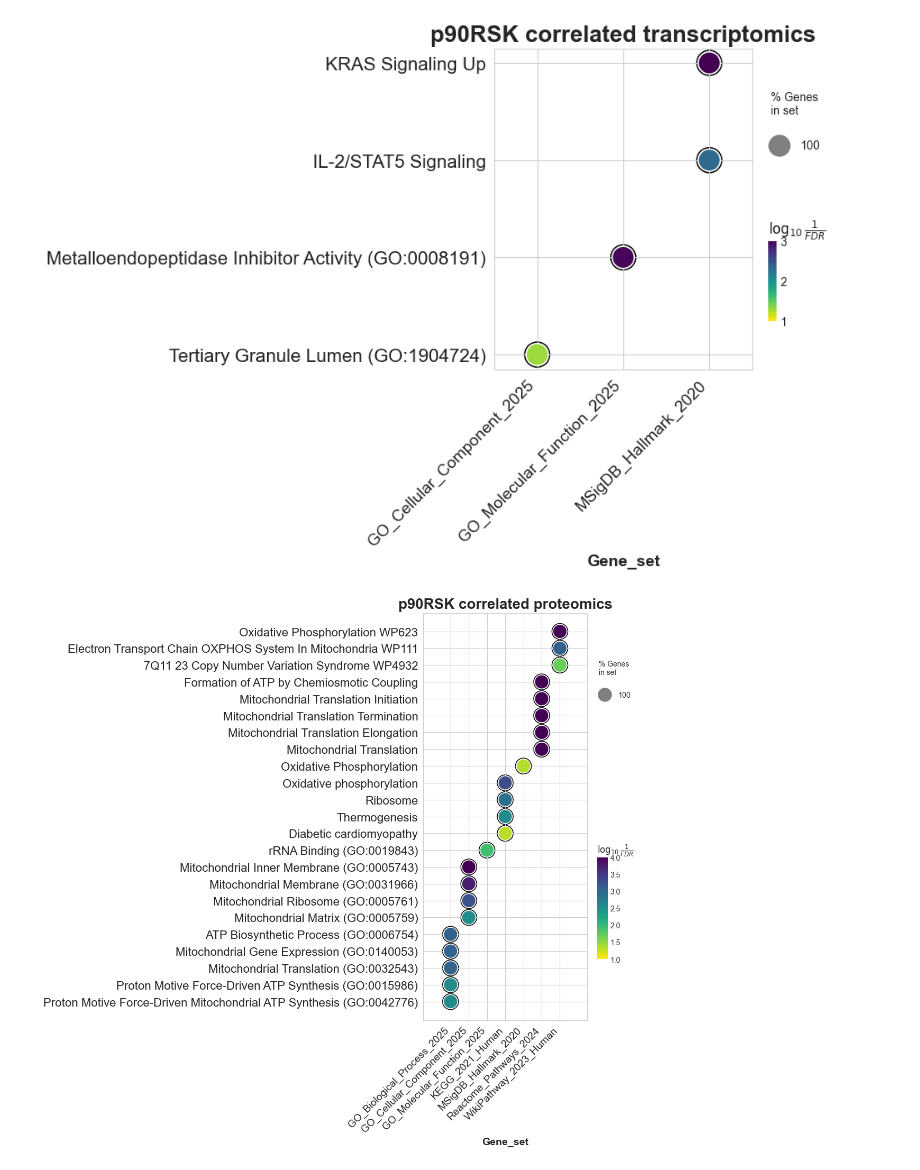
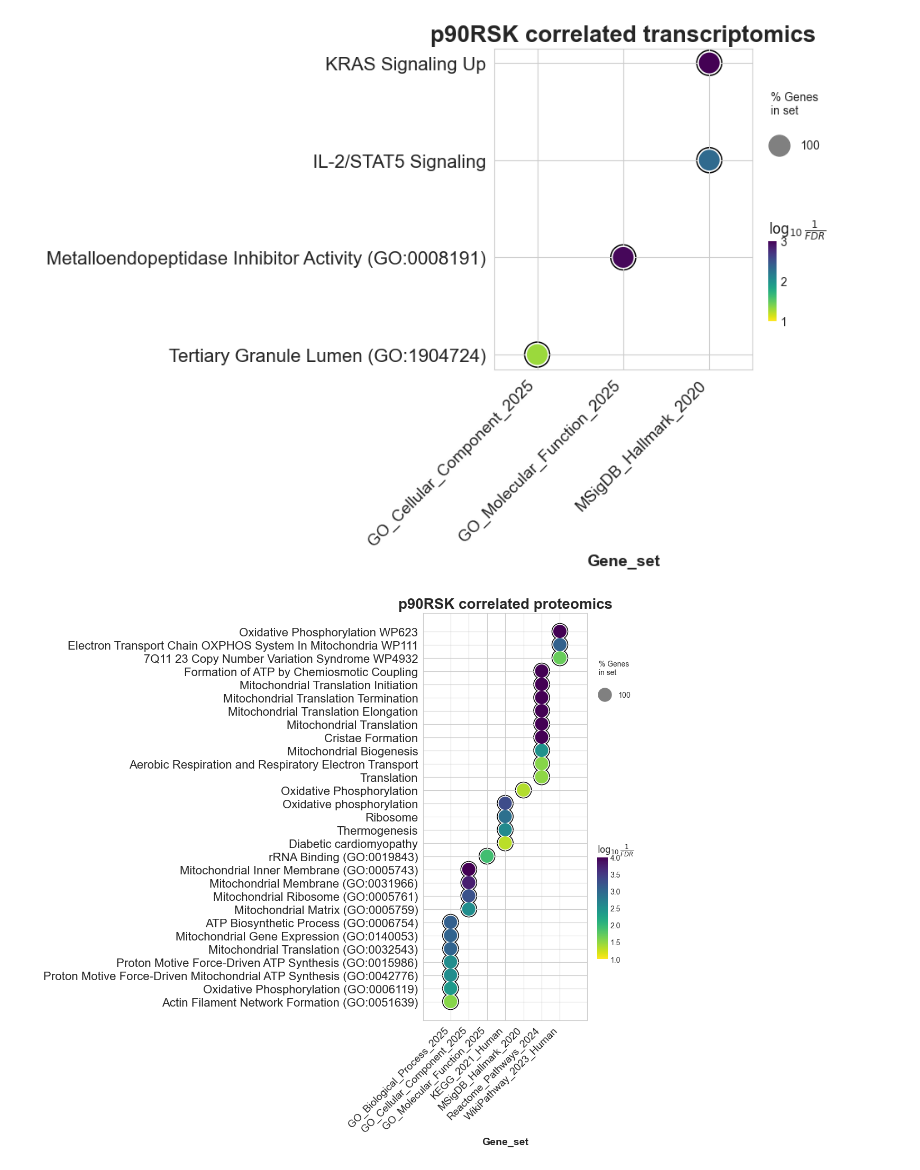
Before and after one commit to frohlich-lab/DeepMechanisticModels, a Jupyter notebook: analysis_marker_correlation.ipynb, the cells around one changed output. Cells and saved outputs as stored; diff of their text form; code cells hidden in the pictures.

```diff
--- a/analysis_marker_correlation.ipynb
+++ b/analysis_marker_correlation.ipynb
@@ -287,15 +286,14 @@ ax = gp.dotplot(
 # %%
 ax = gp.dotplot(
     enr_px.results,
     column="Adjusted P-value",
     x='Gene_set', # set x axis, so you could do a multi-sample/library comparsion
     size=3,
-    top_term=5,
     figsize=(5,10),
     title = "p90RSK correlated proteomics",
     xticklabels_rot=45, # rotate xtick labels
     show_ring=True, # set to False to remove outer ring
     marker='o',
 )
 # %% [output]
-[figure, old version]
+[figure, new version]
```
Also changed, not shown: parts of 1 cell of this notebook.
